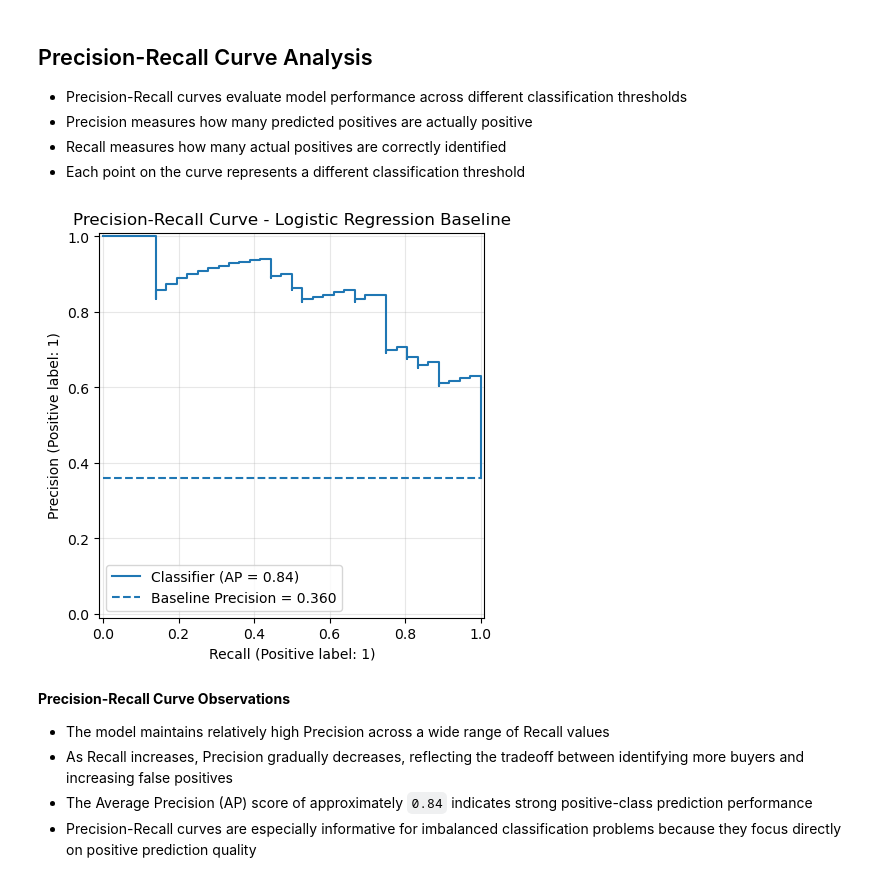
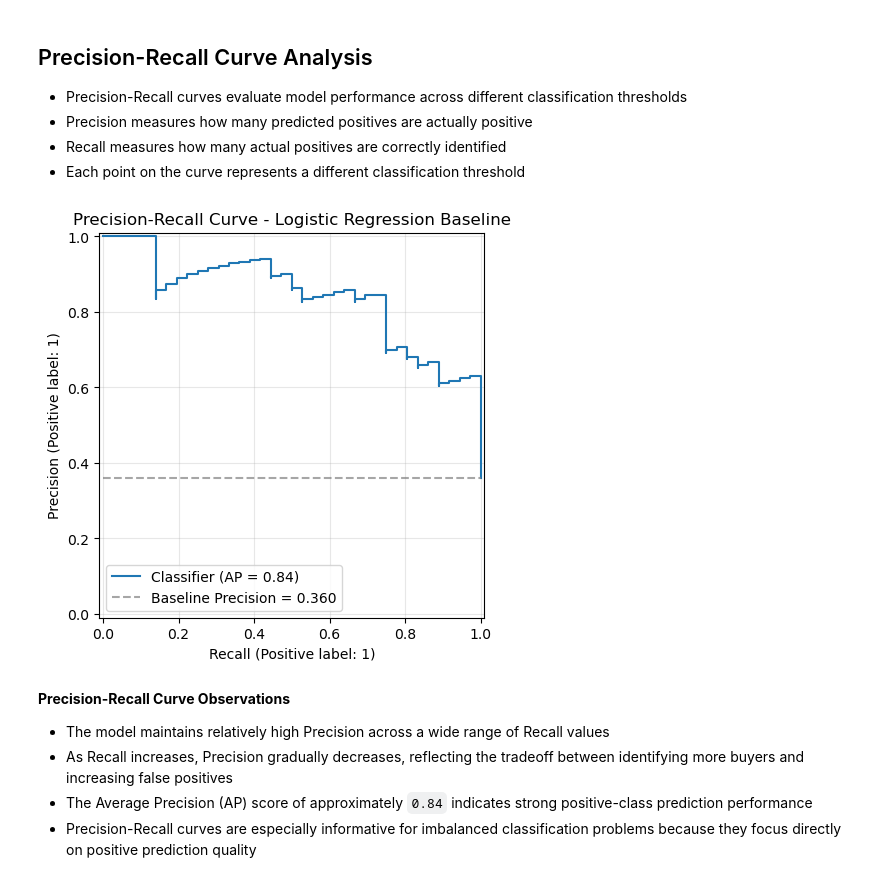
Before and after one commit to AmishaTiwari/ml-model-playbook, a Jupyter notebook: evaluation_metrics/evaluation_metrics.ipynb, the cells around one changed output. Cells and saved outputs as stored; diff of their text form; code cells hidden in the pictures.

```diff
--- a/evaluation_metrics/evaluation_metrics.ipynb
+++ b/evaluation_metrics/evaluation_metrics.ipynb
@@ -300,31 +300,33 @@ plt.show()
 # %%
 # Plot Precision-Recall Curve
 fig, ax = plt.subplots(figsize=(5, 5))
 
 PrecisionRecallDisplay.from_predictions(
     y_test,
     y_prob,
     ax=ax
 )
 
 # Baseline precision
 baseline_precision = y_test.mean()
 
 ax.hlines(
     y=baseline_precision,
     xmin=0,
     xmax=1,
     linestyle="--",
+    color="gray",
+    alpha=0.7,
     label=f"Baseline Precision = {baseline_precision:.3f}"
 )
 
 ax.set_title("Precision-Recall Curve - Logistic Regression Baseline")
 ax.grid(alpha=0.3)
 ax.legend()
 
 plt.show()
 # %% [output]
-[figure, old version]
+[figure, new version]
 # %% [markdown]
 **Precision-Recall Curve Observations**
 - The model maintains relatively high Precision across a wide range of Recall values
```
Also changed, not shown: parts of 17 cells of this notebook.
